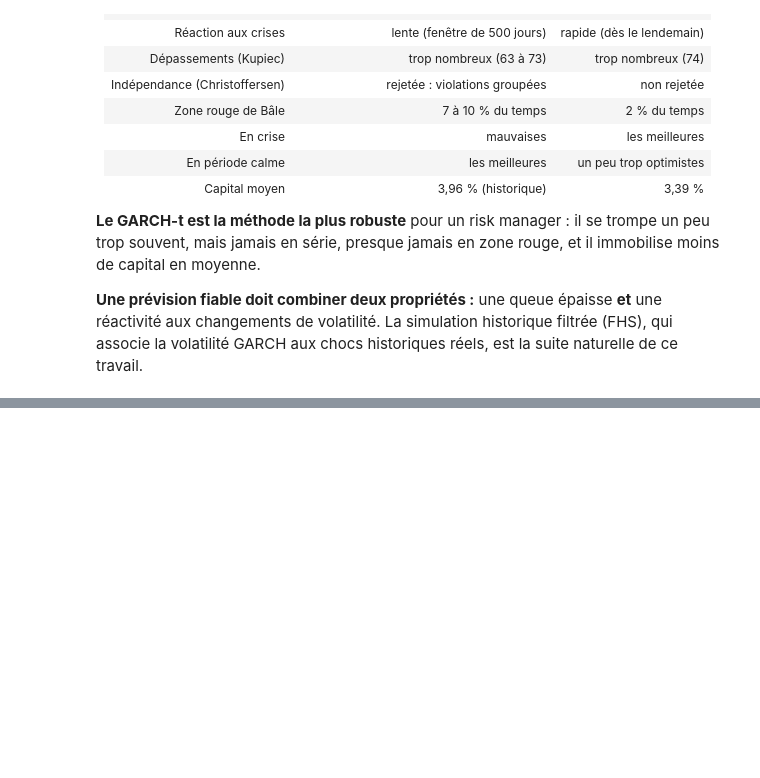
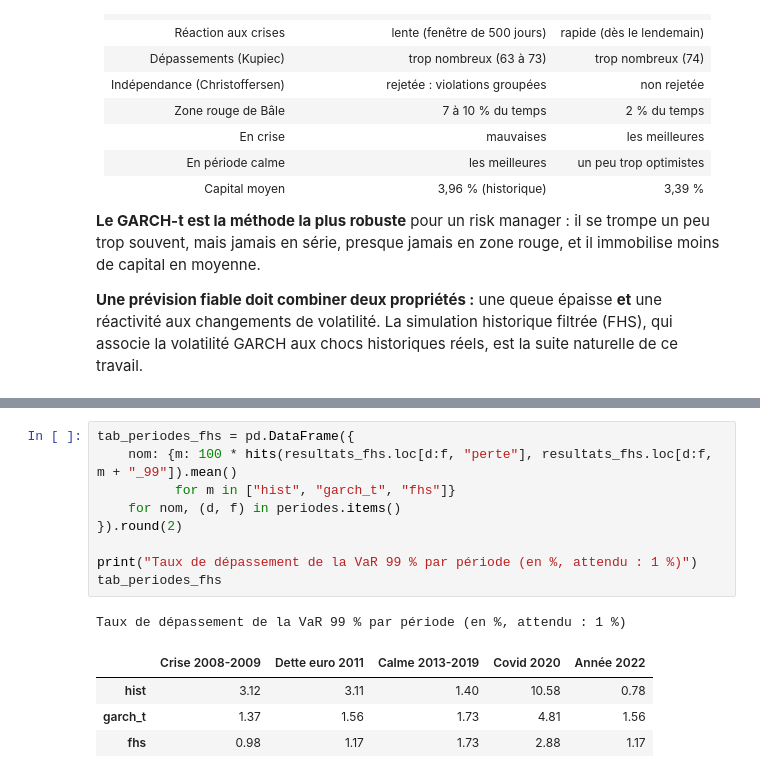
Before and after one commit to kavinthanrasenthiram/Market-Risk, a Jupyter notebook: notebooks/05_backtest.ipynb, the cells around one changed output, grey strips where cells are left out. Cells and saved outputs as stored; diff of their text form; blank space fills up the shorter version.

```diff
--- a/notebooks/05_backtest.ipynb
+++ b/notebooks/05_backtest.ipynb
@@ -220,0 +278,15 @@ est la suite naturelle de ce travail.
+# %%
+tab_periodes_fhs = pd.DataFrame({
+    nom: {m: 100 * hits(resultats_fhs.loc[d:f, "perte"], resultats_fhs.loc[d:f, m + "_99"]).mean()
+          for m in ["hist", "garch_t", "fhs"]}
+    for nom, (d, f) in periodes.items()
+}).round(2)
+
+print("Taux de dépassement de la VaR 99 % par période (en %, attendu : 1 %)")
+tab_periodes_fhs
+# %% [output]
+Taux de dépassement de la VaR 99 % par période (en %, attendu : 1 %)
+|  | Crise 2008-2009 | Dette euro 2011 | Calme 2013-2019 | Covid 2020 | Année 2022 |
+| hist | 3.12 | 3.11 | 1.40 | 10.58 | 0.78 |
+| garch_t | 1.37 | 1.56 | 1.73 | 4.81 | 1.56 |
+| fhs | 0.98 | 1.17 | 1.73 | 2.88 | 1.17 |
```
Also changed, not shown: parts of 6 cells of this notebook, 3 other files.
